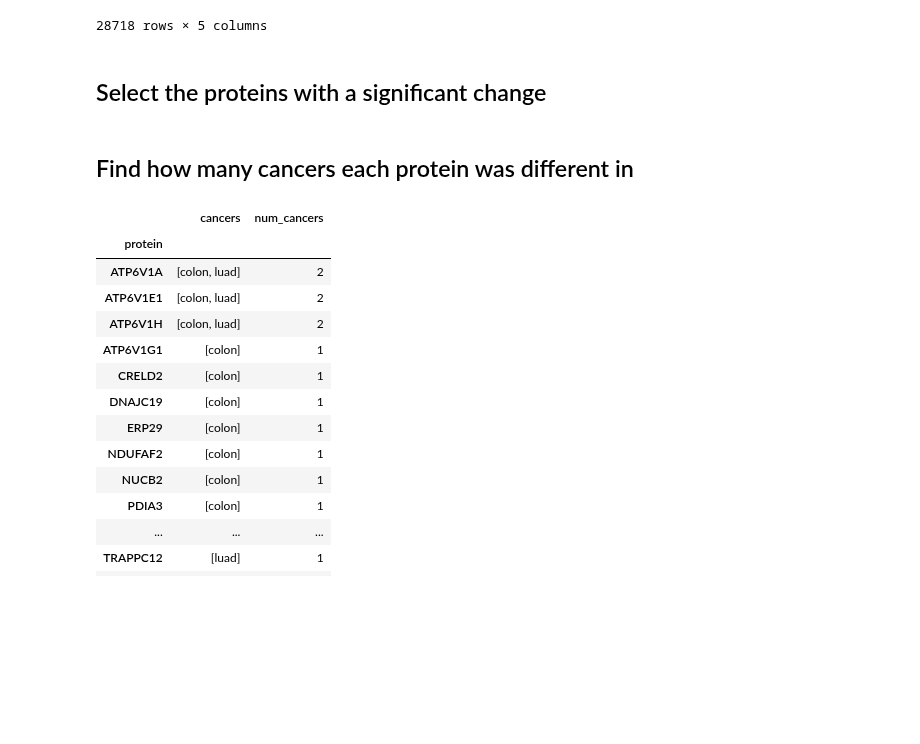
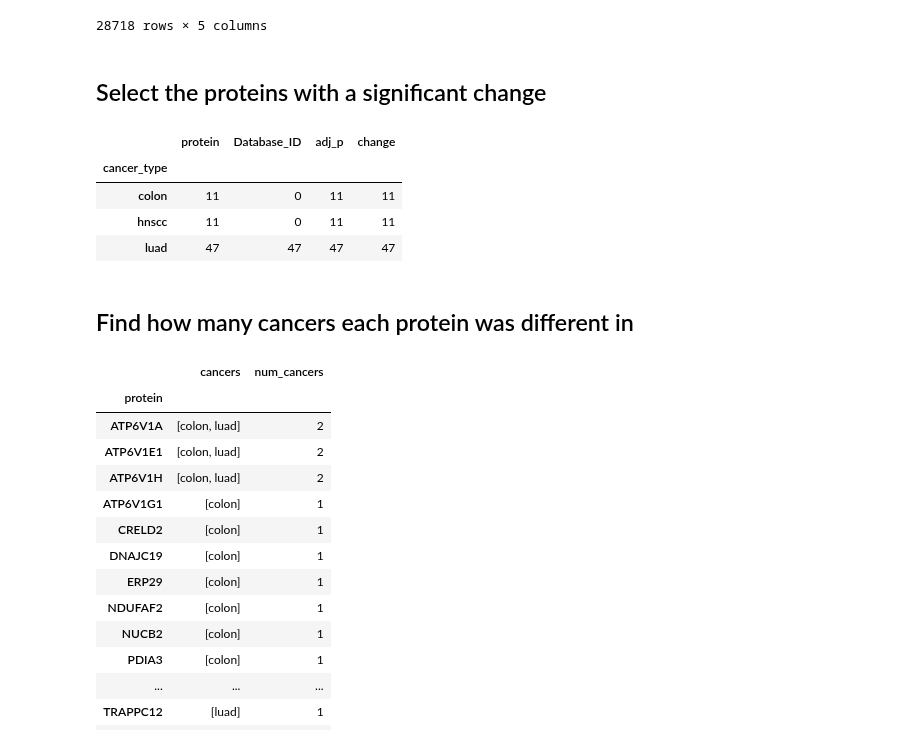
Before and after one commit to PayneLab/pancancerCNV, a Jupyter notebook: chromosome_8/04_commonly_diff_proteins_8p_trans.ipynb, the cells around one changed output. Cells and saved outputs as stored; diff of their text form; code cells hidden in the pictures; blank space fills up the shorter version.

```diff
--- a/chromosome_8/04_commonly_diff_proteins_8p_trans.ipynb
+++ b/chromosome_8/04_commonly_diff_proteins_8p_trans.ipynb
@@ -87,6 +104,14 @@ long_results
 ## Select the proteins with a significant change
 # %%
 prots = long_results[long_results["adj_p"] <= 0.05].reset_index(drop=True)
+# %%
+prots.groupby("cancer_type").count()
+# %% [output]
+|  | protein | Database_ID | adj_p | change |
+| cancer_type |  |  |  |  |
+| colon | 11 | 0 | 11 | 11 |
+| hnscc | 11 | 0 | 11 | 11 |
+| luad | 47 | 47 | 47 | 47 |
 # %% [markdown]
 ## Find how many cancers each protein was different in
 # %%
```
Also changed, not shown: parts of 2 cells of this notebook, 46 other files.
